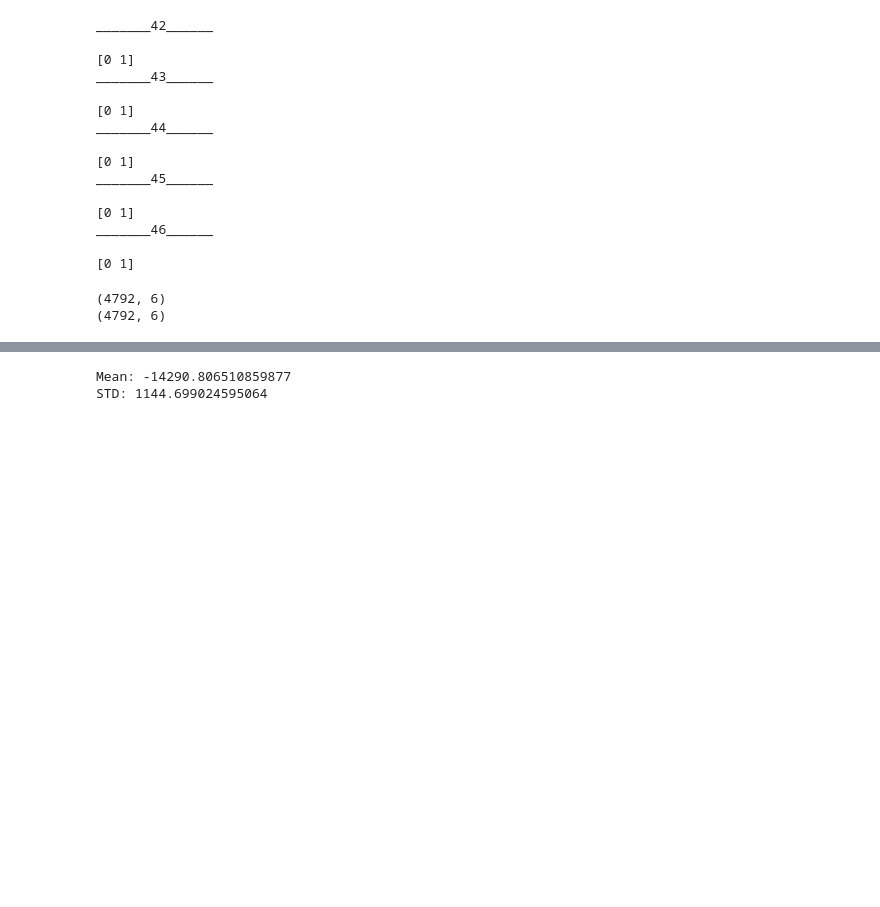
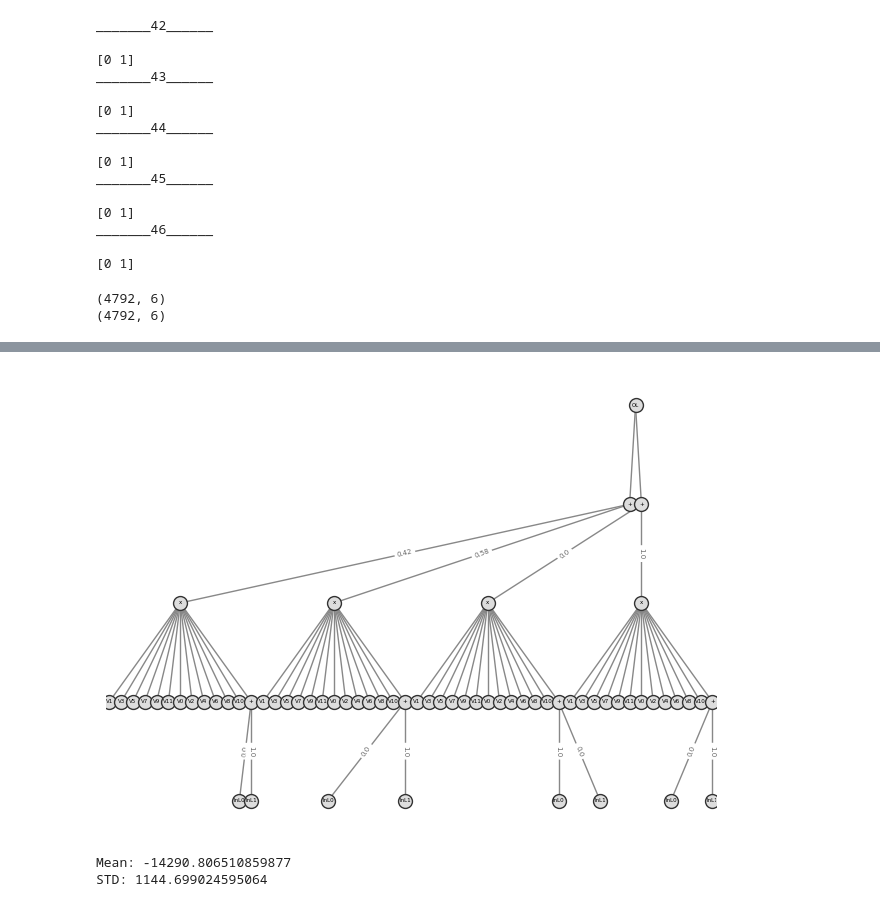
Before and after one commit to Dariyan-Khan/oSLRAU_and_RSPN, a Jupyter notebook: RSPN_vasopressor.ipynb, the cells around one changed output, grey strips where cells are left out. Drawn from its saved outputs; the diff is of its cells as text; code cells hidden in the pictures; blank space fills up the shorter version.

```diff
--- a/RSPN_vasopressor.ipynb
+++ b/RSPN_vasopressor.ipynb
@@ -65,21 +68,15 @@ Partitioning into folds...
 Done!
 # %%
 # unique values in the observations_raw_discrete
-train_ds_0 = train_vaso_datasets[0]
+# train_ds_0 = train_vaso_datasets[0]
 
-n=0
-for row in train_ds_0.inputs_raw:
-    if 1 in row:
-        print(row)
-        n+=1
+# n=0
+# for row in train_ds_0.inputs_raw:
+#     if 1 in row:
+#         print(row)
+#         n+=1
 
-print(n)
-
-
-
-
-# for vaso in train_vaso_datasets:
-#     print(np.unique(vaso.observations_raw_discrete))
+# print(n)
 # %% [output]
 [0 0 0 0 1 1]
 [0 0 0 0 1 1]
@@ -187,14 +184,13 @@ def final_ll_vaso(data, num_epochs=1, do_plot_spn=True, os_args=None, split_data
         print(f"epoch_ll: {epoch_ll}")
 
         ll = epoch_ll
-        del template_spn
 
     print(f" \n\n\n final ll: {ll}\n\n\n")
 
     if do_plot_spn:
         plot_spn(template_spn, 'rspn_final_template.pdf')
 
-    return rspn
+    return rspn, template_spn
 # %%
 def process_ds(ds):
     raw_inputs = ds.inputs_raw
@@ -227,7 +223,8 @@ n_dim = 2
 
 num_time_steps = 6
 
-oSLRAU_params = oSLRAUParams(mergebatch_threshold=128, corrthresh=0.1, mvmaxscope=1, equalweight=True, currVals=True)
+# oSLRAU_params = oSLRAUParams(mergebatch_threshold=128, corrthresh=0.1, mvmaxscope=1, equalweight=True, currVals=True)
+oSLRAU_params = oSLRAUParams(mergebatch_threshold=100, corrthresh=0.7, mvmaxscope=1, equalweight=True, currVals=True)
 
 os_args = {
     "num_variables": num_time_steps * n_dim,
@@ -249,6 +246,8 @@ rspn_vaso_models = []
 base_seed = SEEDS[0]
 seed_dict = {SEEDS[i]: i for i in range(len(SEEDS))}
 seed_ls = SEEDS # [SEEDS[1]]
+
+
 
 for seed in seed_ls:
     i = seed_dict[seed]
@@ -256,12 +255,13 @@ for seed in seed_ls:
     train_ds, train_all_ones = process_ds(train_vaso_datasets[i])
     test_ds, _ = process_ds(test_vaso_datasets[i])
 
-    rspn_vaso = final_ll_vaso(train_ds, num_epochs=3, do_plot_spn=False, os_args=os_args, rspn=None)
-    rspn_vaso = final_ll_vaso(train_all_ones, num_epochs=10, do_plot_spn=False, os_args=os_args, rspn=rspn_vaso, do_updates=False)
+    rspn_vaso, template_spn = final_ll_vaso(train_ds, num_epochs=3, do_plot_spn=False, os_args=os_args, rspn=None)
+    # rspn_vaso = final_ll_vaso(train_all_ones, num_epochs=3, do_plot_spn=False, os_args=os_args, rspn=None, do_updates=True)
     rspn_test_ll_mimic = np.sum(rspn_vaso.log_likelihood(test_ds, os_args["unroll"], os_args["len_sequence_varies"]))
     print(f"seed {seed}: log likelihood: {rspn_test_ll_mimic}")
     log_likelihoods.append(rspn_test_ll_mimic)
     rspn_vaso_models.append(rspn_vaso)
+    break
 # %% [output]
 ——————————[ Running experiment for seed 42 ]——————————
 (4792, 12)
@@ -283,3 +300,7 @@ data[:, col]: [0 0 0 0 0]
+# %%
+plot_spn(template_spn, 'rspn_final_template.pdf')
+# %% [output]
+[figure, added]
 # %%
 # print(f"Mean: {np.array(log_likelihoods).mean()}")
 # print(f"STD: {np.array(log_likelihoods).std()}")
```
Also changed, not shown: parts of 6 cells of this notebook, 1 other file.
